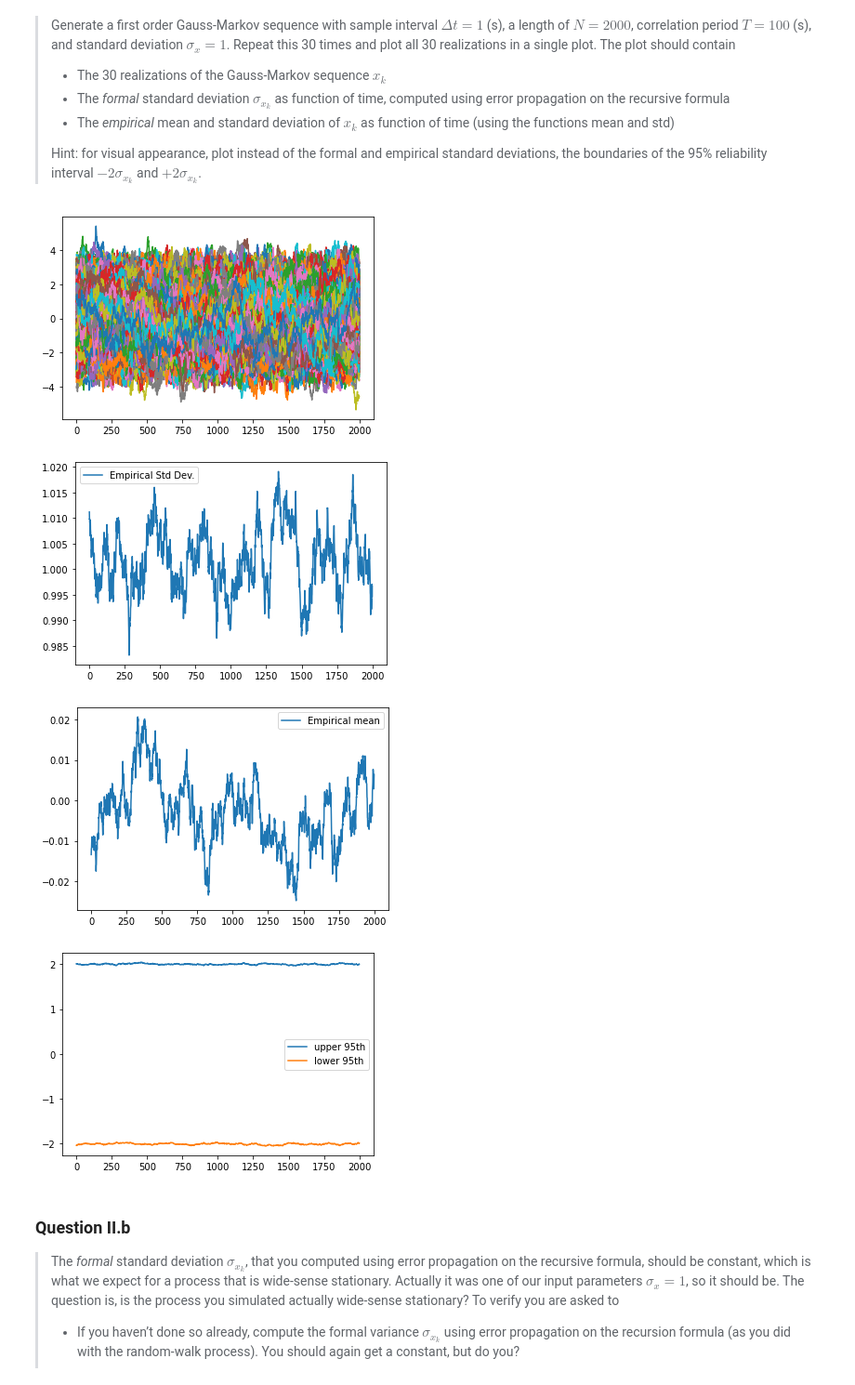
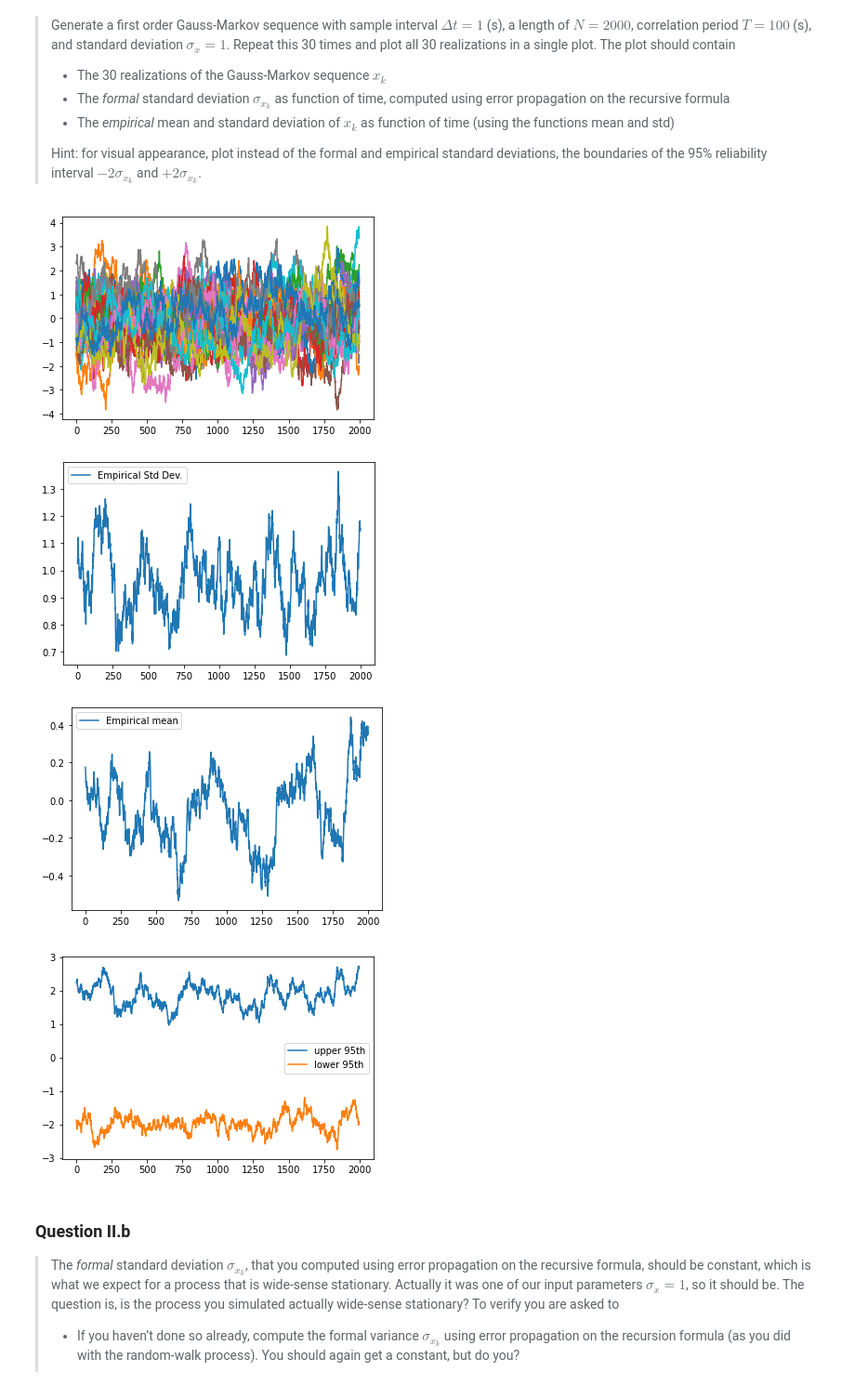
Before and after one commit to mlinds/sim_vis, a Jupyter notebook: assignment1/A1.ipynb, the cells around one changed output. Shown at 93% size. Saved outputs shown, nothing was run; the diff lists cells and outputs as text; code cells hidden in the pictures.

```diff
--- a/assignment1/A1.ipynb
+++ b/assignment1/A1.ipynb
@@ -252,38 +252,38 @@ def fogmp(delta_t=1, nsamples=2000, T=100, std_dev=1):
     # return the series
     return x
 
 
 fogmp()
 
 
 def run_multiple_fogmp(nruns: int, delta_t=1, nsamples=2000, T=100, std_dev=1):
     """
     Run the process multiple times. Default parameters are based on the values in the assignment.
     Returns: None and outputs the resulting plots to the console.
     """
     # create an empty array to hold the each run of the first order gauss markov process.
     x_array = np.zeros((nruns, nsamples))
 
     # run the fogmp() process nruns times
     for run in range(nruns):
         x_array[run, :] = fogmp(delta_t, nsamples, T, std_dev)
 
     # every time fogmp is called, it adds to the plot in memory
     # once the loop is completed we show the plot in memory and
     # then clear the plot
     plt.show()
     plt.clf()
 
     # show the changing in mean and standard deviation over time
     plot_mean_std_dev(x_array)
 
 
-run_multiple_fogmp(10000)
+run_multiple_fogmp(30)
 # %% [output]
-[figure, old version]
+[figure, new version]
-[figure, old version]
+[figure, new version]
-[figure, old version]
+[figure, new version]
-[figure, old version]
+[figure, new version]
 # %% [markdown]
 ### Question II.b
 
```
Also changed, not shown: parts of 8 cells of this notebook.
